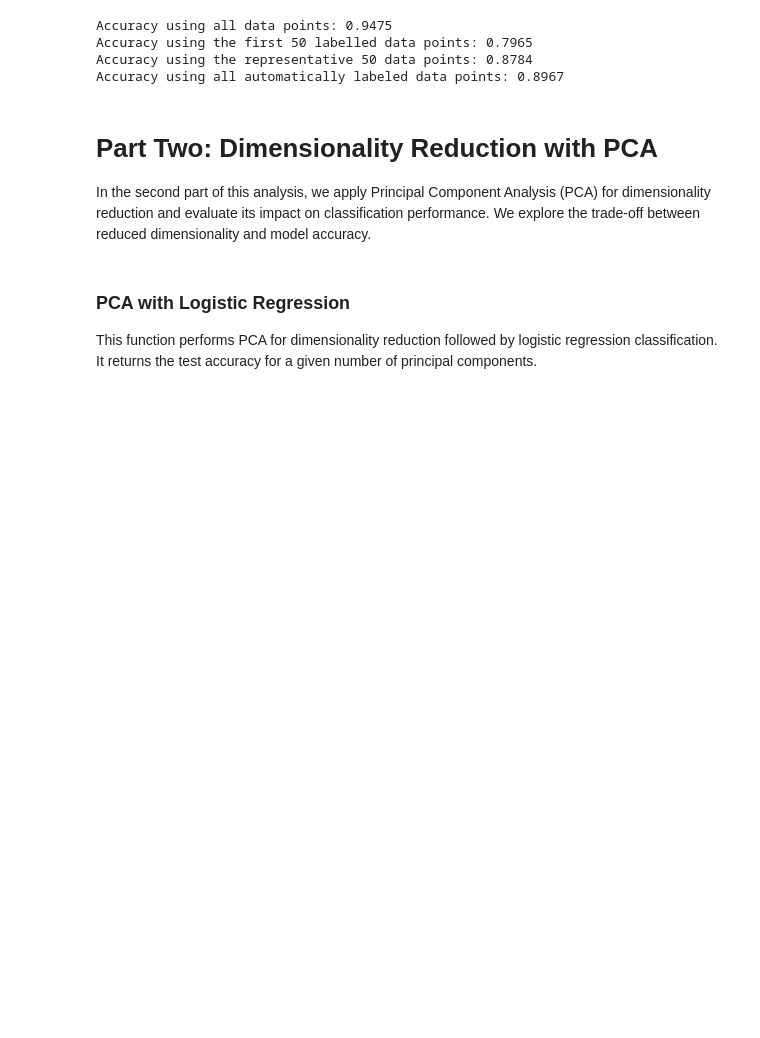
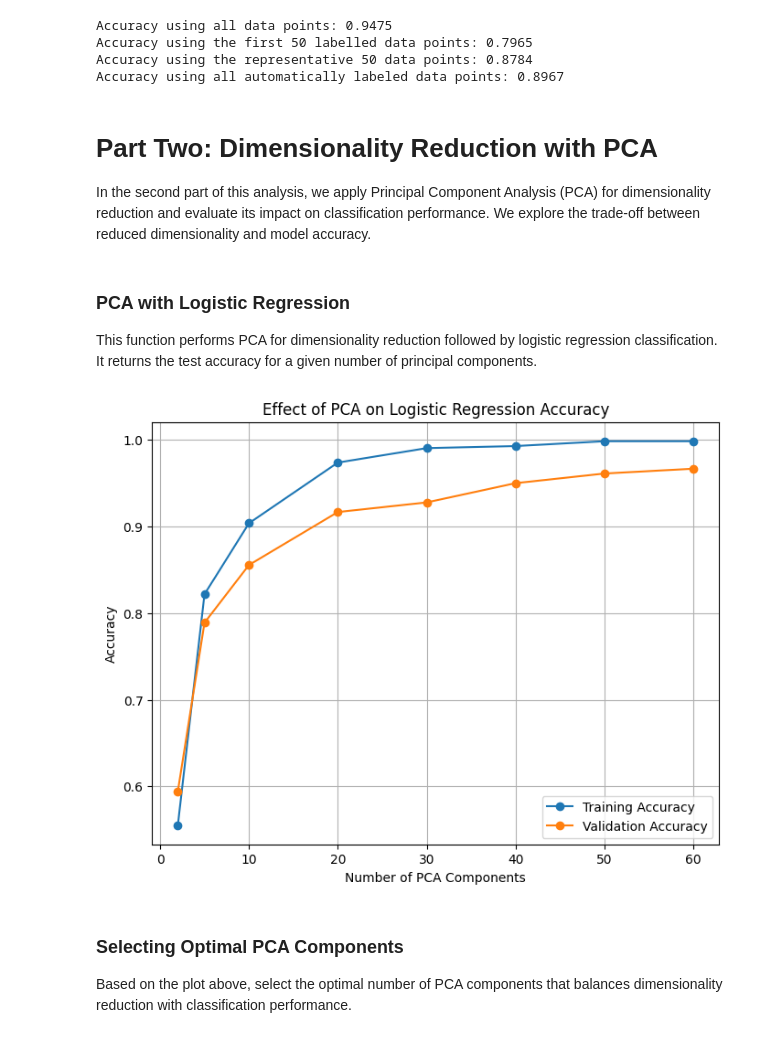
Before and after one commit to Raminyazdani/data-modeling-notebook-workflow, a Jupyter notebook: unsupervised_learning_analysis.ipynb, the cells around one changed output. Cells and saved outputs as stored; diff of their text form; code cells hidden in the pictures; blank space fills up the shorter version.

```diff
--- a/unsupervised_learning_analysis.ipynb
+++ b/unsupervised_learning_analysis.ipynb
@@ -312,3 +312,23 @@ n_components_list = [2, 5, 10, 20, 30, 40, 50, 60]
 train_accuracies, val_accuracies = evaluate_pca_accuracy(
     X_train, Y_train, X_val, Y_val, n_components_list
 )
+# %%
+plt.figure(figsize=(8, 6))
+# TODO:Plot the  training accuracies with marker = 'o'
+plt.plot(n_components_list, train_accuracies, marker='o', label='Training Accuracy')
+
+# TODO:Plot the  validation accuracies with marker = 'o'
+plt.plot(n_components_list, val_accuracies, marker='o', label='Validation Accuracy')
+
+plt.xlabel("Number of PCA Components")
+plt.ylabel("Accuracy")
+plt.title("Effect of PCA on Logistic Regression Accuracy")
+plt.legend()
+plt.grid(True)
+plt.show()
+# %% [output]
+[figure, added]
+# %% [markdown]
+### Selecting Optimal PCA Components
+
+Based on the plot above, select the optimal number of PCA components that balances dimensionality reduction with classification performance.
```
Also changed, not shown: parts of 1 cell of this notebook, 6 other files.
